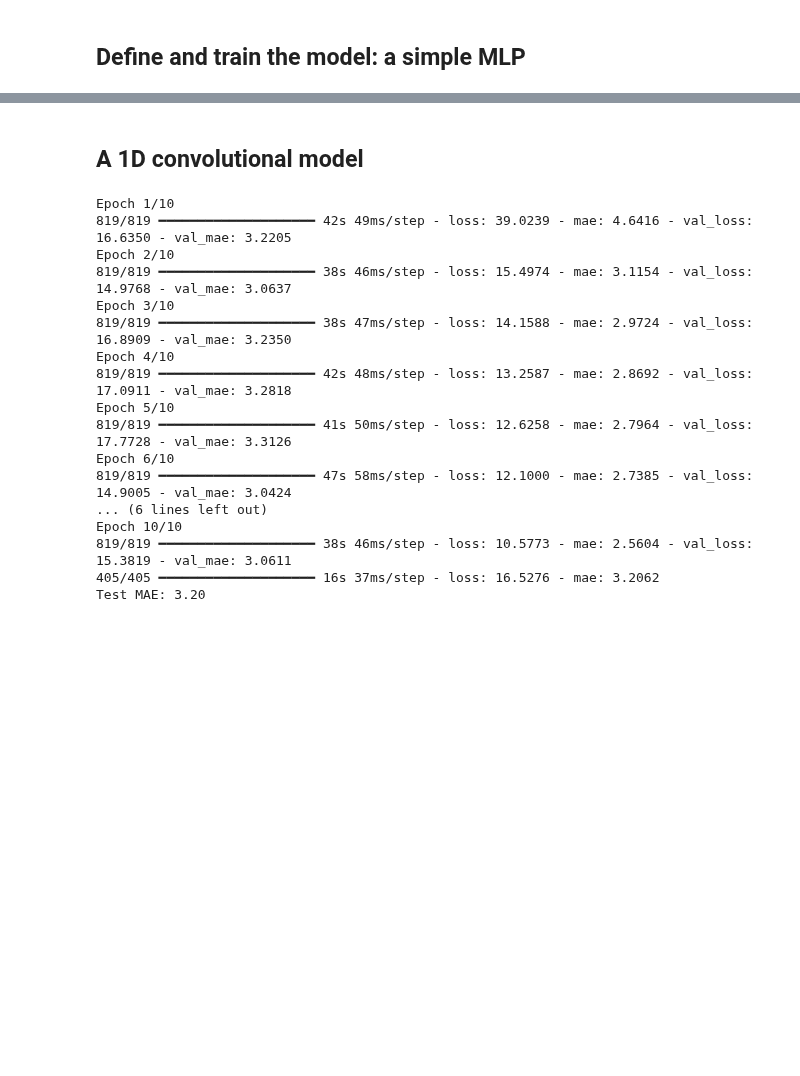
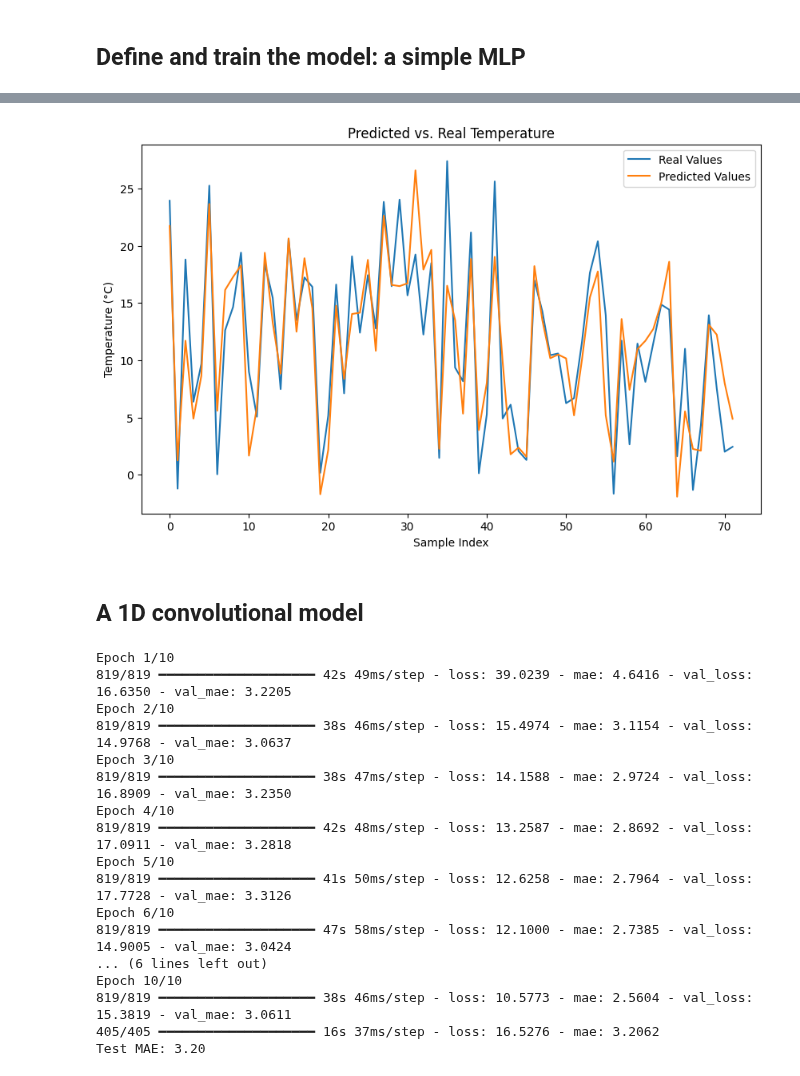
Before and after one commit to safeliquids/notebooks-for-NES2-2024, a Jupyter notebook: lecture_09/simple_time_series.ipynb, the cells around one changed output, grey strips where cells are left out. Drawn from its saved outputs; the diff is of its cells as text; code cells hidden in the pictures; blank space fills up the shorter version.

```diff
--- a/lecture_09/simple_time_series.ipynb
+++ b/lecture_09/simple_time_series.ipynb
@@ -235,10 +379,2 @@ Test MAE: 2.62
 # %% [markdown]
 ## Define and train the model: a simple MLP
-# %%
-'''
-for samples, targets in train_dataset:
-  if samples.shape != (256, 120, 14) or targets.shape != (256,):
-    print("samples shape:", samples.shape)
-    print("targets shape:", targets.shape)
-    break
-'''
@@ -411,4 +475,5 @@ def plot_predictions(dataset, model, num_samples=24):
     plt.show()
 # %%
 model = keras.models.load_model("jena_dense.keras")
-plot_predictions(reshaped_test_dataset, model)
+plot_predictions(test_dataset_fl, model, 72)
+# %% [output]
@@ -415,3 +481,4 @@ plot_predictions(reshaped_test_dataset, model)
+[figure, added]
 # %% [markdown]
 ##  A 1D convolutional model
 # %%
```
Also changed, not shown: parts of 11 cells of this notebook.
